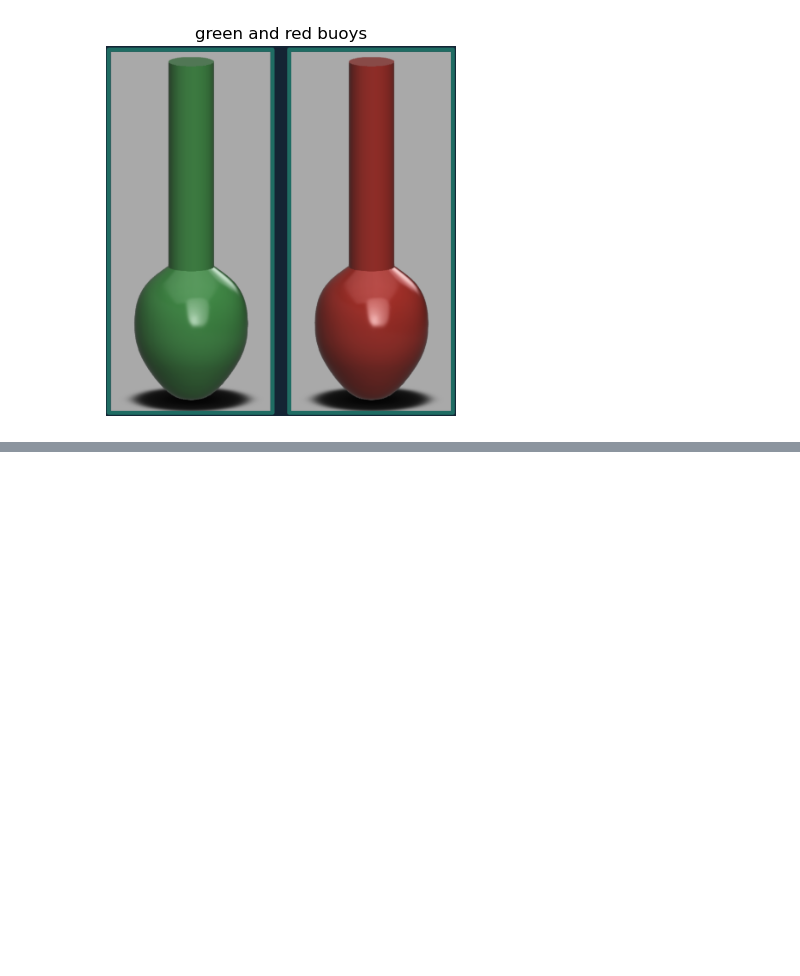
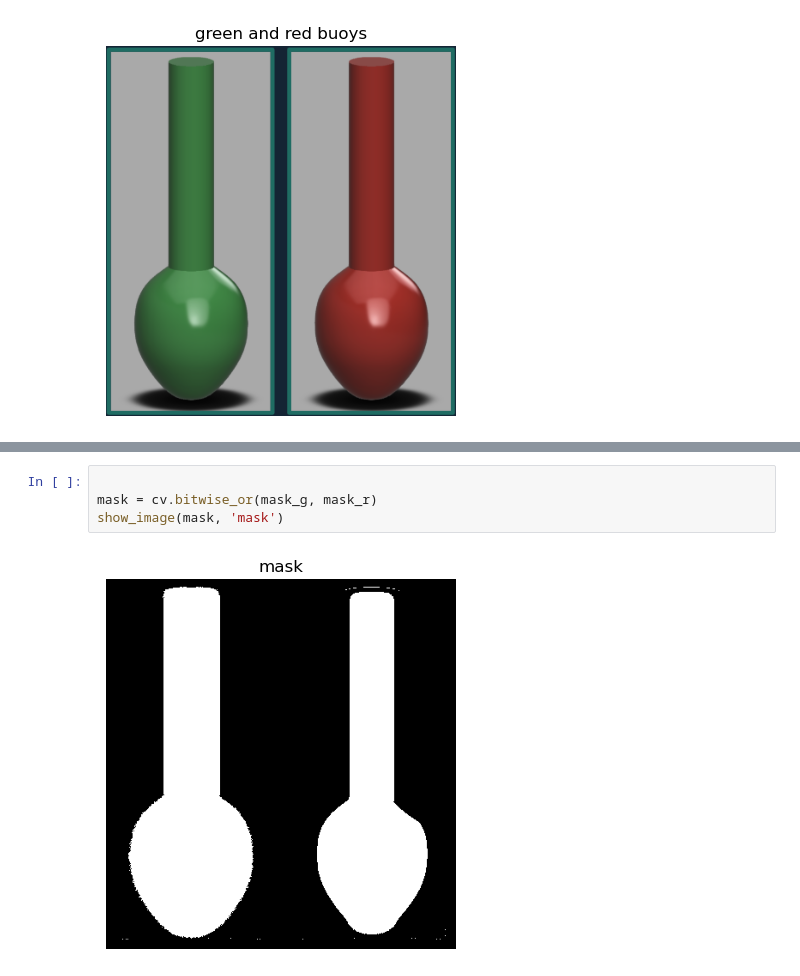
Before and after one commit to PaintDumpster/ec_vision, a Jupyter notebook: src/vision.ipynb, the cells around one changed output, grey strips where cells are left out. Drawn from its saved outputs; the diff is of its cells as text; blank space fills up the shorter version.

```diff
--- a/src/vision.ipynb
+++ b/src/vision.ipynb
@@ -63,0 +69,6 @@ show_image(mask_r, 'red mask')
+# %%
+
+mask = cv.bitwise_or(mask_g, mask_r)
+show_image(mask, 'mask')
+# %% [output]
+[figure, added]
```
Also changed, not shown: parts of 4 cells of this notebook.
